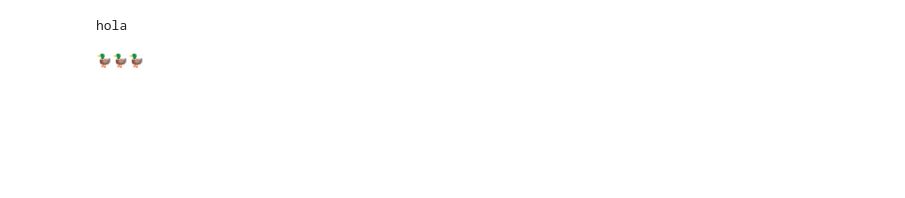
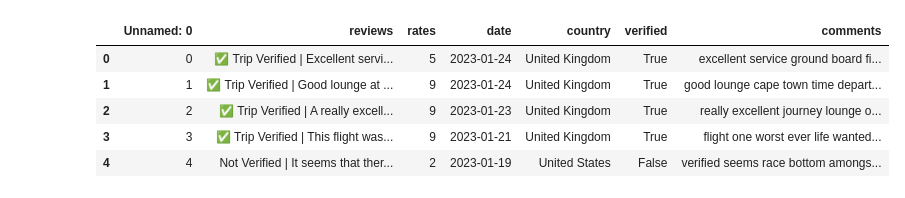
Before and after one commit to alexguttlein/TP1-AnalisisExploratorioDeDatos, a Jupyter notebook: TP1_Análisis_Exploratorio_de_Datos.ipynb, the cells around one changed output. Cells and saved outputs as stored; diff of their text form; code cells hidden in the pictures; blank space fills up the shorter version.

```diff
--- a/TP1_Análisis_Exploratorio_de_Datos.ipynb
+++ b/TP1_Análisis_Exploratorio_de_Datos.ipynb
@@ -7,8 +2,0 @@ print("🦝")
-# %%
-print("hola")
-# %% [output]
-hola
-# %%
-print("🦆🦆🦆")
-# %% [output]
-🦆🦆🦆
@@ -14,0 +5,2 @@ print("🦆🦆🦆")
+# %%
+cleaned_reviews = pd.read_csv("/content/cleaned-reviews.csv")
@@ -14,0 +9,9 @@ print("🦆🦆🦆")
+# %%
+cleaned_reviews.head()
+# %% [output]
+|  | Unnamed: 0 | reviews | rates | date | country | verified | comments |
+| 0 | 0 | ✅ Trip Verified | Excellent servi... | 5 | 2023-01-24 | United Kingdom | True | excellent service ground board fi... |
+| 1 | 1 | ✅ Trip Verified | Good lounge at ... | 9 | 2023-01-24 | United Kingdom | True | good lounge cape town time depart... |
+| 2 | 2 | ✅ Trip Verified | A really excell... | 9 | 2023-01-23 | United Kingdom | True | really excellent journey lounge o... |
+| 3 | 3 | ✅ Trip Verified | This flight was... | 9 | 2023-01-21 | United Kingdom | True | flight one worst ever life wanted... |
+| 4 | 4 | Not Verified | It seems that ther... | 2 | 2023-01-19 | United States | False | verified seems race bottom amongs... |
```
Also changed, not shown: parts of 4 cells of this notebook.
